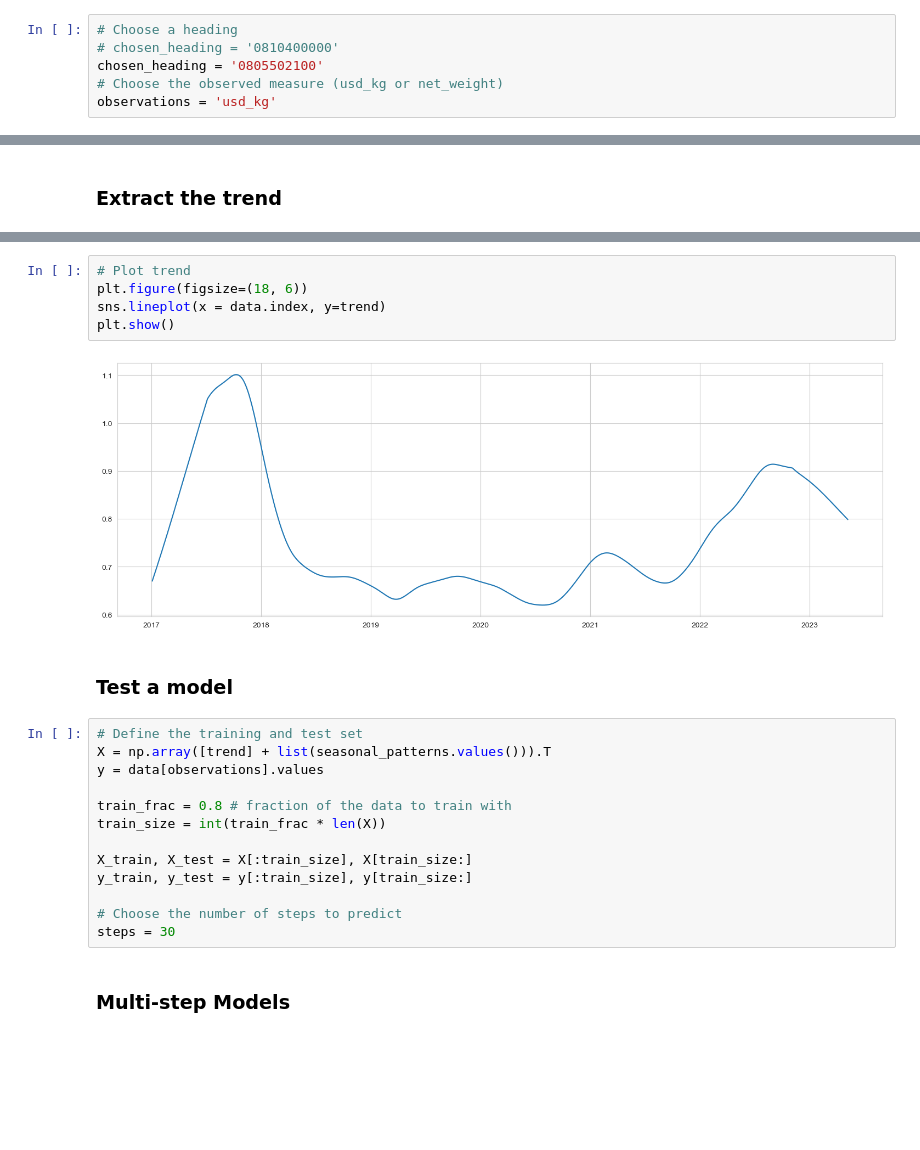
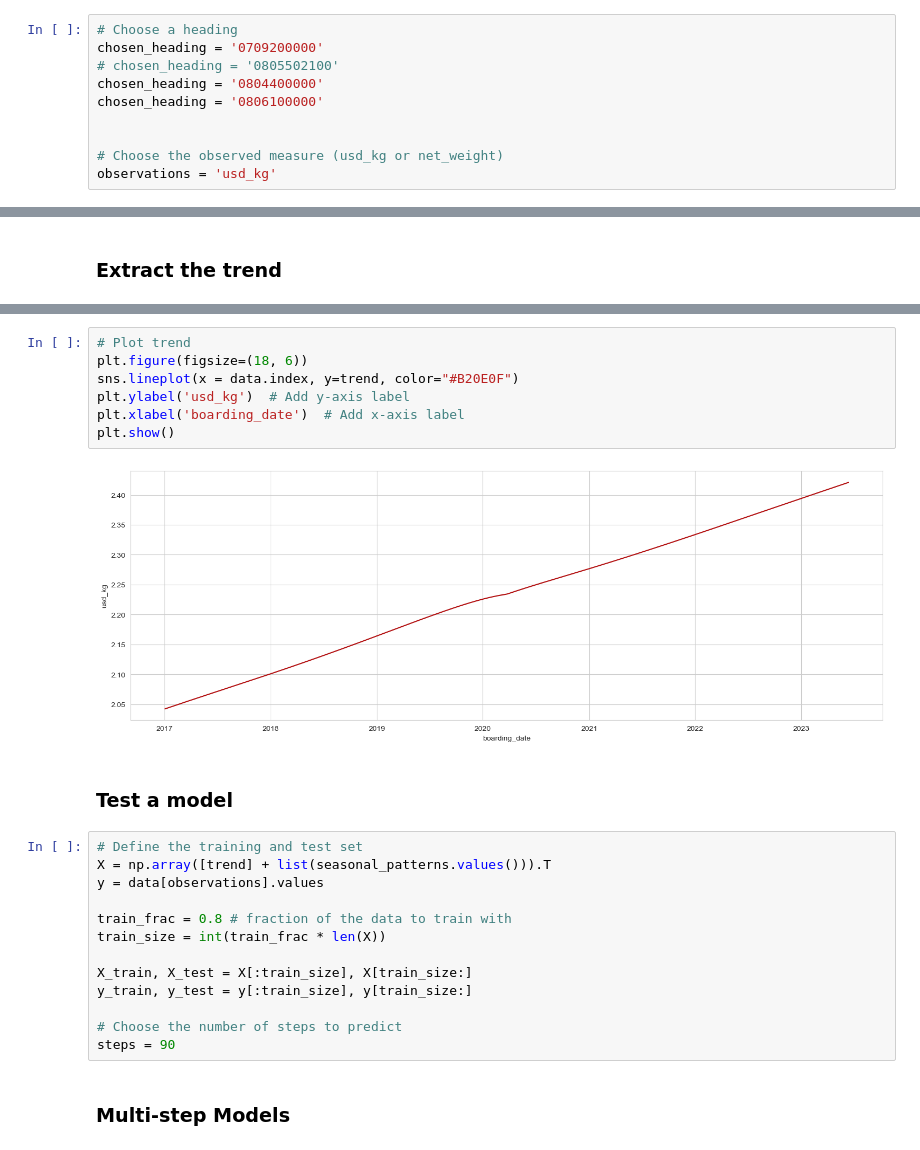
Before and after one commit to sergiopostigo/supertrade, a Jupyter notebook: data_exploitation/exports_analytics/data_preprocessing/time_series_decomposition_3.ipynb, the cells around one changed output, grey strips where cells are left out. Cells and saved outputs as stored; diff of their text form; blank space fills up the shorter version.

```diff
--- a/data_exploitation/exports_analytics/data_preprocessing/time_series_decomposition_3.ipynb
+++ b/data_exploitation/exports_analytics/data_preprocessing/time_series_decomposition_3.ipynb
@@ -47,8 +47,12 @@ Connected to Formatted Zone successfully!
 ### Build a time-series
 # %%
 # Choose a heading
-# chosen_heading = '0810400000'
-chosen_heading = '0805502100'
+chosen_heading = '0709200000'
+# chosen_heading = '0805502100'
+chosen_heading = '0804400000'
+chosen_heading = '0806100000'
+
+
 # Choose the observed measure (usd_kg or net_weight)
 observations = 'usd_kg'
 # %%
@@ -240,10 +251,12 @@ Fraction chosen: 0.16
 # %%
 # Plot trend
 plt.figure(figsize=(18, 6))
-sns.lineplot(x = data.index, y=trend)
+sns.lineplot(x = data.index, y=trend, color="#B20E0F")
+plt.ylabel('usd_kg')  # Add y-axis label
+plt.xlabel('boarding_date')  # Add x-axis label
 plt.show()
 # %% [output]
-[figure, old version]
+[figure, new version]
 # %% [markdown]
 ### Test a model
 # %%
@@ -258,7 +271,7 @@ X_train, X_test = X[:train_size], X[train_size:]
 y_train, y_test = y[:train_size], y[train_size:]
 
 # Choose the number of steps to predict
-steps = 30
+steps = 90
 # %% [markdown]
 ### Multi-step Models
 # %% [markdown]
```
Also changed, not shown: parts of 12 cells of this notebook, 6 other files.
